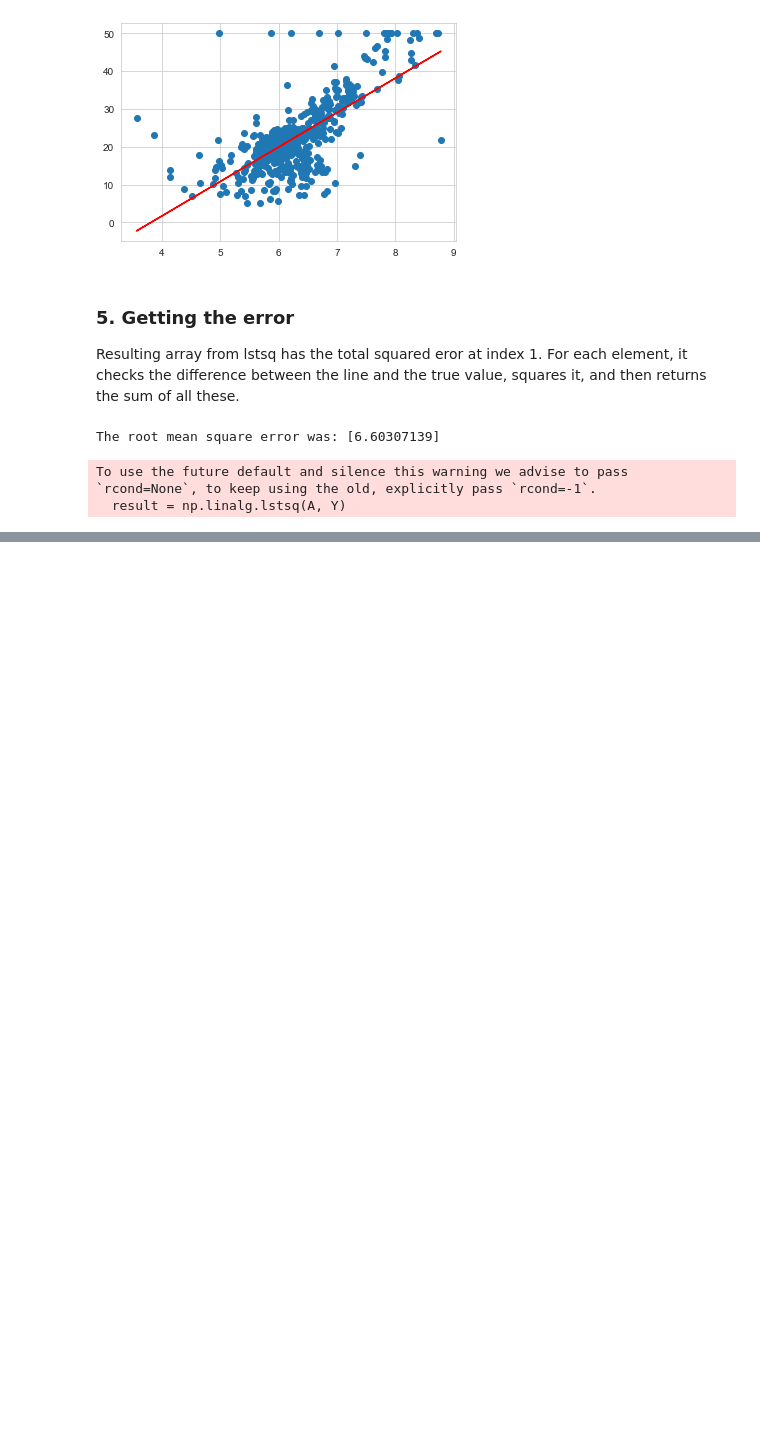
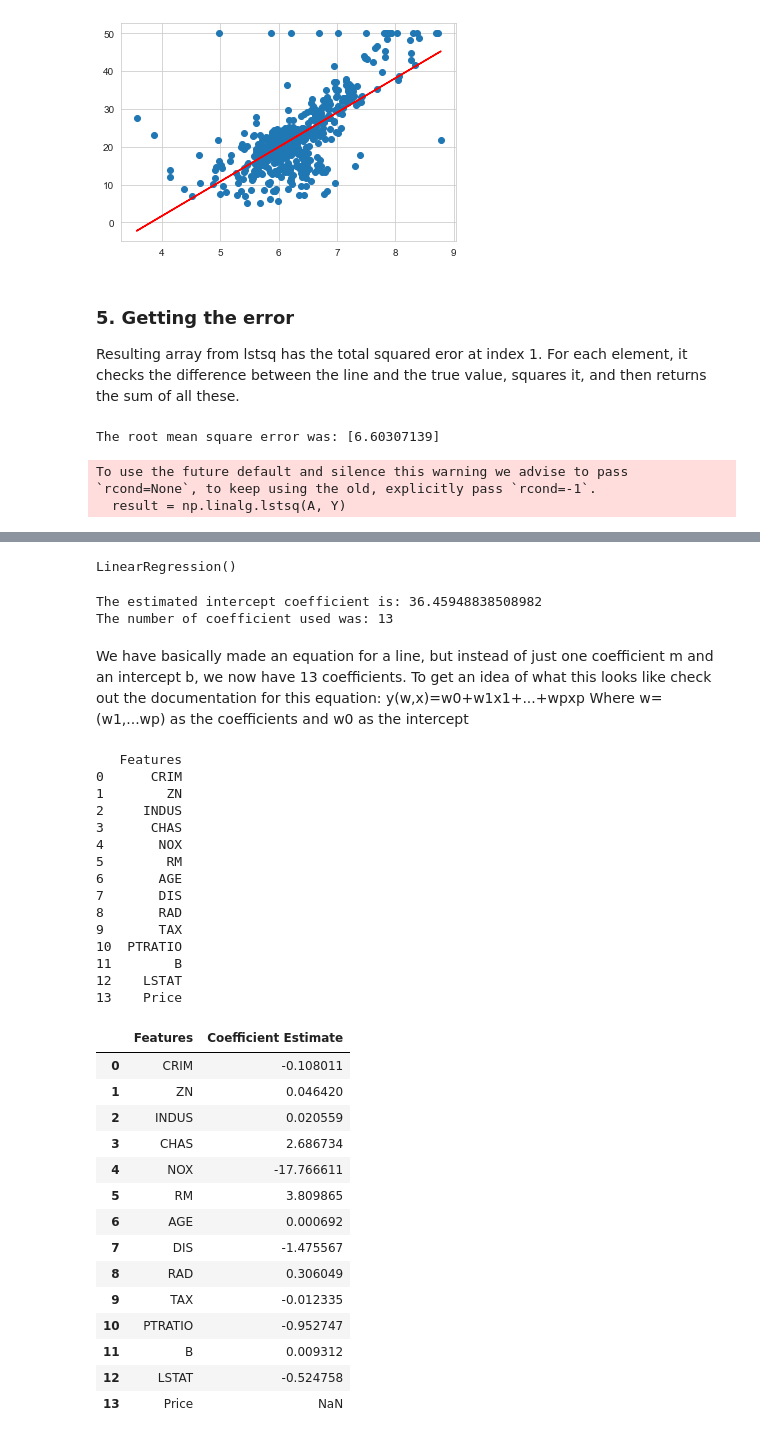
Before and after one commit to barnwalp/jupyter_notebook, a Jupyter notebook: Python for Data Analysis and Visualization/supervised_learning.ipynb, the cells around one changed output, grey strips where cells are left out. Drawn from its saved outputs; the diff is of its cells as text; code cells hidden in the pictures; blank space fills up the shorter version.

Commit message:
feat/multivariable regression and coefficient of determination

```diff
--- a/Python for Data Analysis and Visualization/supervised_learning.ipynb
+++ b/Python for Data Analysis and Visualization/supervised_learning.ipynb
@@ -206,0 +214,60 @@ To use the future default and silence this warning we advise to pass `rcond=None
+# %%
+# creating a lineare regression object
+lreg = LinearRegression()
+# %%
+X_multi = boston_df.drop('Price', 1)
+Y_target = boston_df.Price
+# %%
+# This will fit a linear model
+lreg.fit(X_multi, Y_target)
+# %% [output]
+LinearRegression()
+# %%
+print(f'The estimated intercept coefficient is: {lreg.intercept_}')
+print(f'The number of coefficient used was: {len(lreg.coef_)}')
+# %% [output]
+The estimated intercept coefficient is: 36.45948838508982
+The number of coefficient used was: 13
+# %% [markdown]
+We have basically made an equation for a line, but instead of just one coefficient m and an intercept b, we now have 13 coefficients. To get an idea of what this looks like check out the documentation for this equation:
+                y(w,x)=w0+w1x1+...+wpxp
+                Where w=(w1,...wp) as the coefficients and
+                w0 as the intercept
+# %%
+coeff_df = DataFrame(boston_df.columns)
+coeff_df.columns = ['Features']
+print(coeff_df)
+
+coeff_df['Coefficient Estimate'] = Series(lreg.coef_)
+coeff_df
+# %% [output]
+   Features
+0      CRIM
+1        ZN
+2     INDUS
+3      CHAS
+4       NOX
+5        RM
+6       AGE
+7       DIS
+8       RAD
+9       TAX
+10  PTRATIO
+11        B
+12    LSTAT
+13    Price
+|  | Features | Coefficient Estimate |
+| 0 | CRIM | -0.108011 |
+| 1 | ZN | 0.046420 |
+| 2 | INDUS | 0.020559 |
+| 3 | CHAS | 2.686734 |
+| 4 | NOX | -17.766611 |
+| 5 | RM | 3.809865 |
+| 6 | AGE | 0.000692 |
+| 7 | DIS | -1.475567 |
+| 8 | RAD | 0.306049 |
+| 9 | TAX | -0.012335 |
+| 10 | PTRATIO | -0.952747 |
+| 11 | B | 0.009312 |
+| 12 | LSTAT | -0.524758 |
+| 13 | Price | NaN |
```
Also changed, not shown: parts of 2 cells of this notebook.
